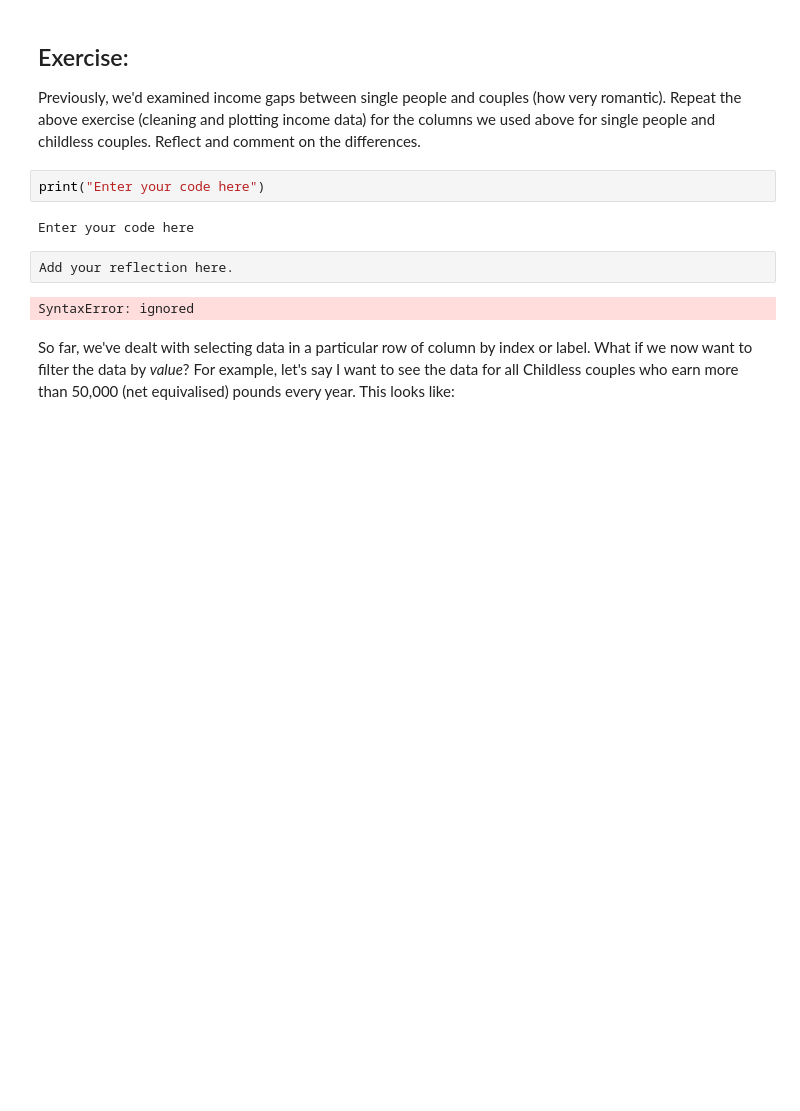
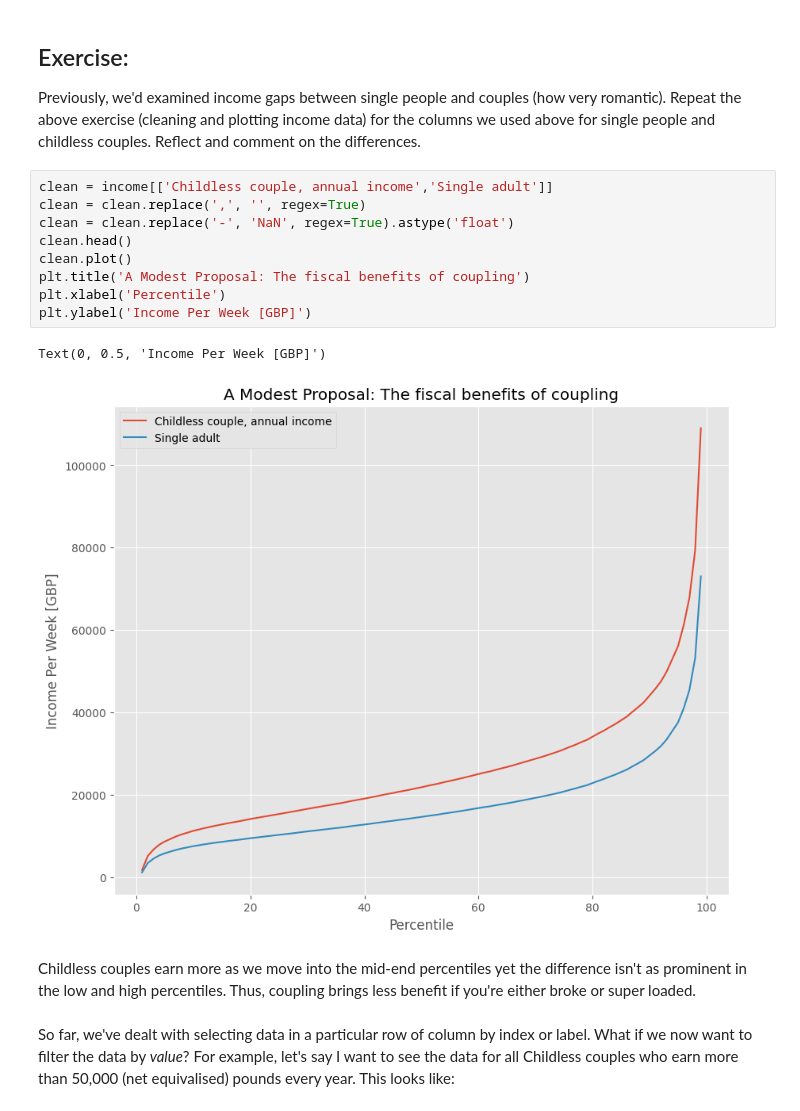
Before and after one commit to winstonlingga/QM2, a Jupyter notebook: notebooks/W02. Pandas.ipynb, the cells around one changed output. Drawn from its saved outputs; the diff is of its cells as text; blank space fills up the shorter version.

```diff
--- a/notebooks/W02. Pandas.ipynb
+++ b/notebooks/W02. Pandas.ipynb
@@ -303,14 +320,20 @@ Text(0, 0.5, 'Income Per Week [GBP]')
 ## Exercise:
 
 Previously, we'd examined income gaps between single people and couples (how very romantic). Repeat the above exercise (cleaning and plotting income data) for the columns we used above for single people and childless couples. Reflect and comment on the differences.
-# %%
-print("Enter your code here")
-# %% [output]
-Enter your code here
-# %%
-Add your reflection here.
-# %% [output]
-SyntaxError: ignored
+# %%
+clean = income[['Childless couple, annual income','Single adult']]
+clean = clean.replace(',', '', regex=True)
+clean = clean.replace('-', 'NaN', regex=True).astype('float')
+clean.head()
+clean.plot()
+plt.title('A Modest Proposal: The fiscal benefits of coupling')
+plt.xlabel('Percentile')
+plt.ylabel('Income Per Week [GBP]')
+# %% [output]
+Text(0, 0.5, 'Income Per Week [GBP]')
+[figure, added]
+# %% [markdown]
+Childless couples earn more as we move into the mid-end percentiles yet the difference isn't as prominent in the low and high percentiles. Thus, coupling brings less benefit if you're either broke or super loaded.
 # %% [markdown]
 So far, we've dealt with selecting data in a particular row of column by index or label. What if we now want to filter the data by *value*? For example, let's say I want to see the data for all Childless couples who earn more than 50,000 (net equivalised) pounds every year. This looks like:
 # %%
```
Also changed, not shown: parts of 9 cells of this notebook.
